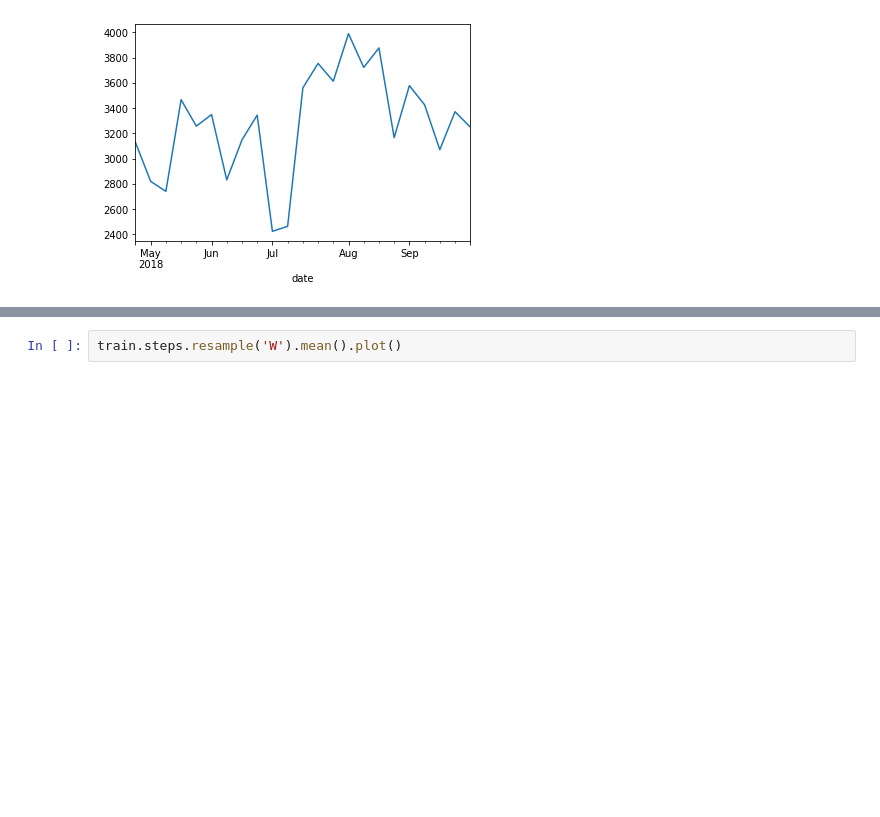
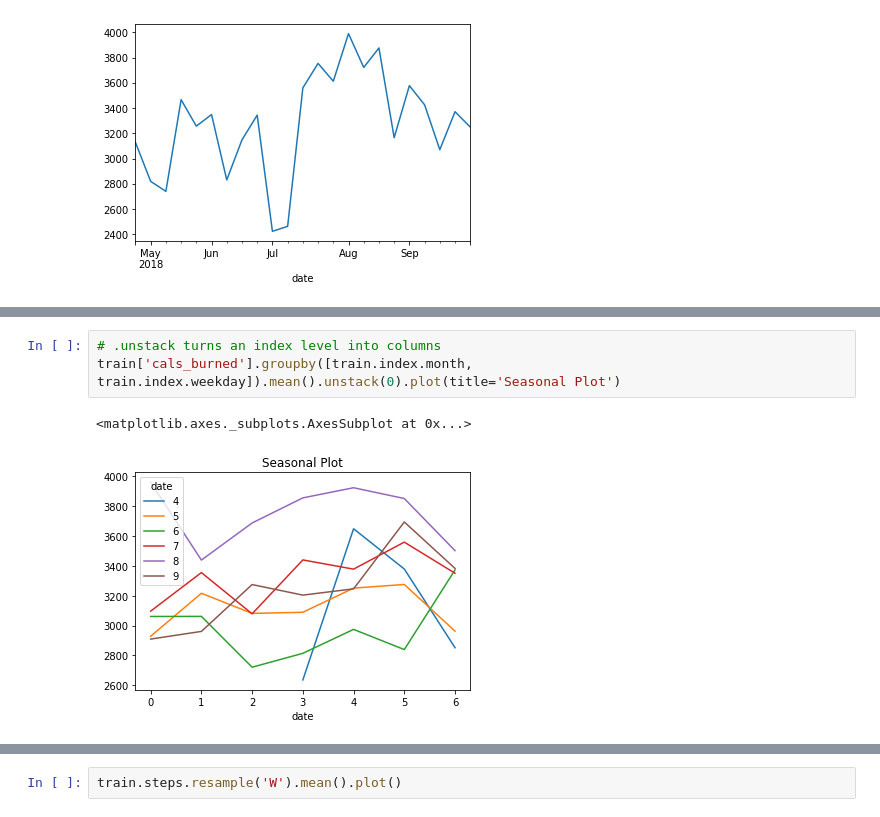
Before and after one commit to ThompsonBethany01/Its-About-Time-Series, a Jupyter notebook: Data_Summary.ipynb, the cells around one changed output, grey strips where cells are left out. Drawn from its saved outputs; the diff is of its cells as text; blank space fills up the shorter version.

```diff
--- a/Data_Summary.ipynb
+++ b/Data_Summary.ipynb
@@ -151,0 +169,6 @@ train.cals_burned.resample('W').mean().plot()
+# %%
+# .unstack turns an index level into columns
+train['cals_burned'].groupby([train.index.month, train.index.weekday]).mean().unstack(0).plot(title='Seasonal Plot')
+# %% [output]
+<matplotlib.axes._subplots.AxesSubplot at 0x...>
+[figure, added]
```
Also changed, not shown: parts of 25 cells of this notebook.
